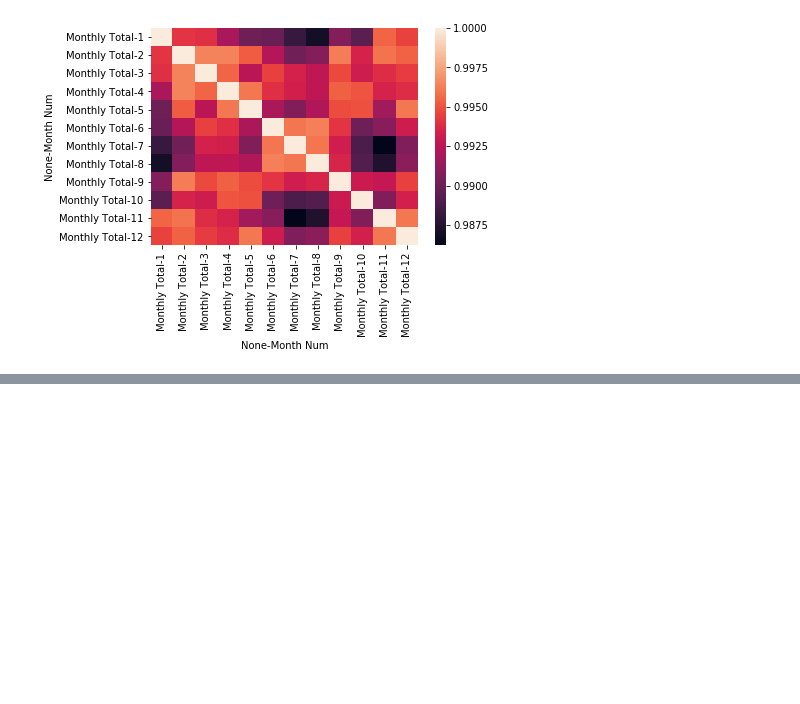
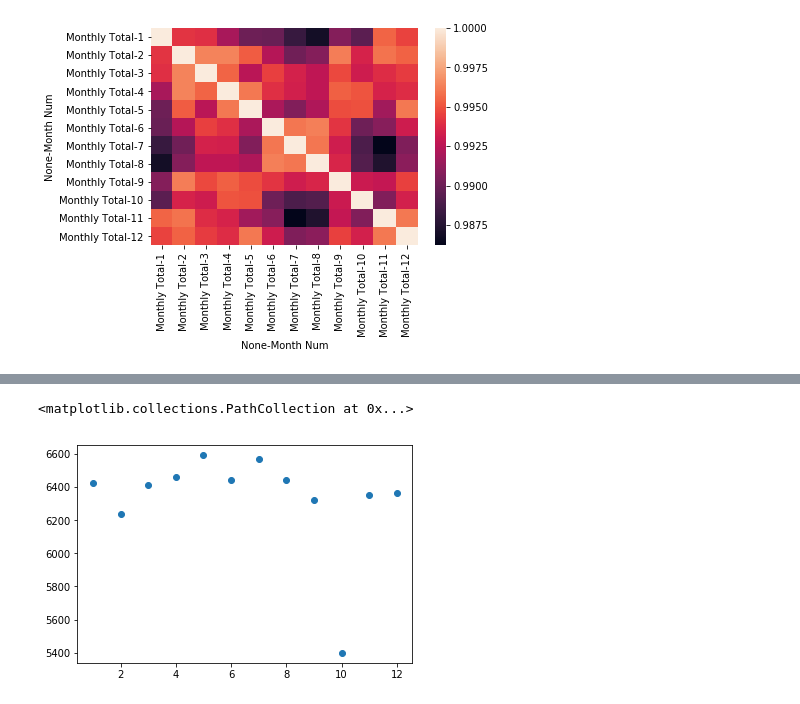
Before and after one commit to peoplecure/aap, a Jupyter notebook: assignments/8.ipynb, the cells around one changed output, grey strips where cells are left out. Cells and saved outputs as stored; diff of their text form; code cells hidden in the pictures; blank space fills up the shorter version.

```diff
--- a/assignments/8.ipynb
+++ b/assignments/8.ipynb
@@ -718,0 +776,10 @@ sns.heatmap(FMS.corr())
+# %%
+from sklearn import linear_model
+
+x_times = months[['Month']]
+y_starting = months['Fire Station']
+
+plt.scatter(x_times, y_starting)
+# %% [output]
+<matplotlib.collections.PathCollection at 0x...>
+[figure, added]
```
Also changed, not shown: parts of 16 cells of this notebook, 33 other files.
